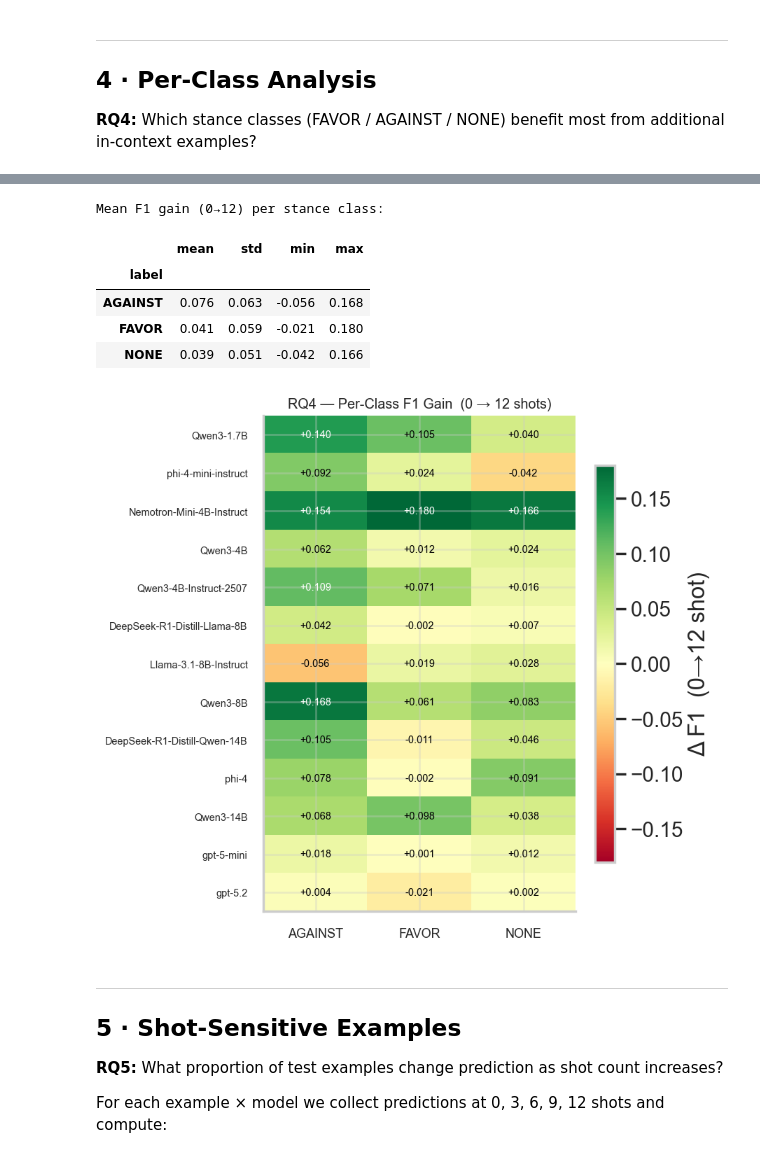
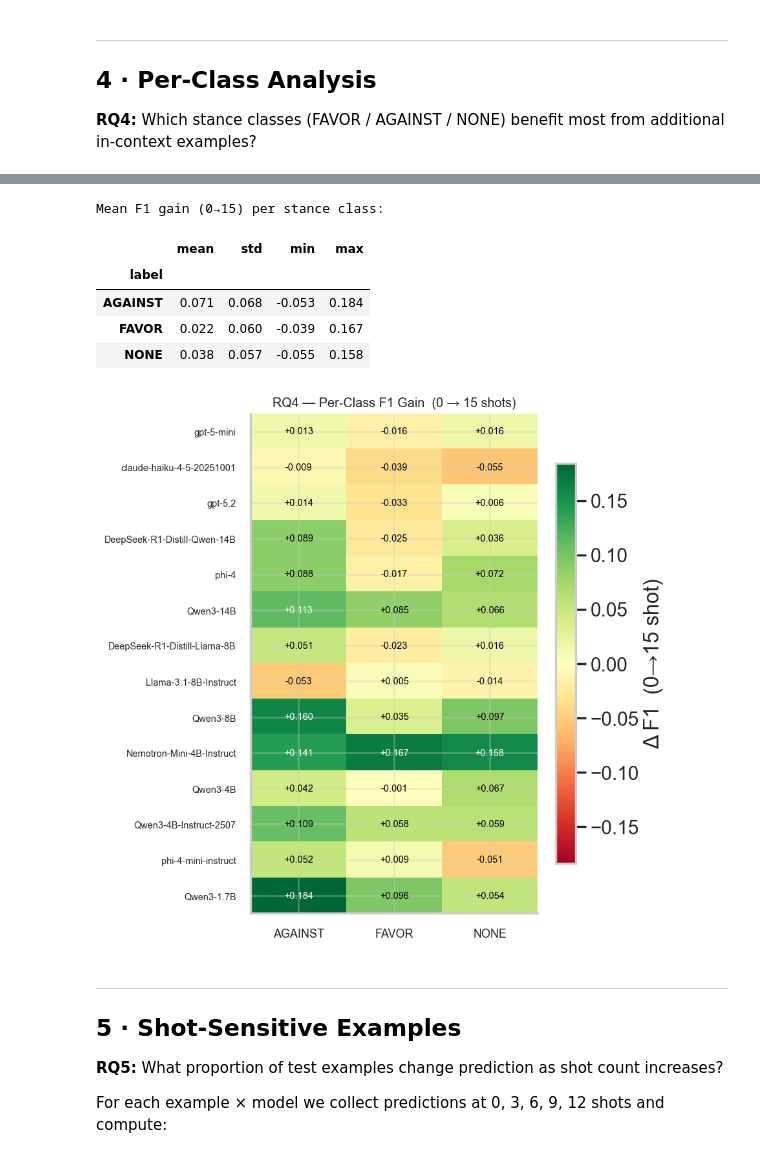
Before and after one commit to nityaak5/slm-topic-modeling, a Jupyter notebook: notebooks/icl_analysis.ipynb, the cells around one changed output, grey strips where cells are left out. Saved outputs shown, nothing was run; the diff lists cells and outputs as text; code cells hidden in the pictures.

Commit message:
more models

```diff
--- a/notebooks/icl_analysis.ipynb
+++ b/notebooks/icl_analysis.ipynb
@@ -139,8 +158,10 @@ def norm_label(x):
     return s
 
 def model_sort_key(model):
-    """Sort key: size (asc) → family → name.  Closed-source goes last."""
-    return (MODEL_SIZES.get(model, 999), MODEL_FAMILY.get(model, 'zzz'), model)
+    """Sort key: size (desc) → closed-source rank → family → name."""
+    size = MODEL_SIZES.get(model, 999)
+    cs_rank = _CLOSED_SOURCE_RANK.get(model, 99) if model not in MODEL_SIZES else 99
+    return (-size, cs_rank, MODEL_FAMILY.get(model, 'zzz'), model)
 
 def family_color(model):
     return FAMILY_COLORS.get(MODEL_FAMILY.get(model, 'Other'), '#888888')
@@ -435,8 +460,8 @@ A gain is considered *saturated* when |Δ| < 0.01 for two consecutive steps.
 # ── Step-by-step deltas per model ────────────────────────────────────────
 # Adapted from stance_results_team_analysis.ipynb cell 13.
 
-STEPS       = [(0,3), (3,6), (6,9), (9,12)]
-STEP_LABELS = ['0→3', '3→6', '6→9', '9→12']
+STEPS       = [(0,3), (3,6), (6,9), (9,12), (12,15)]
+STEP_LABELS = ['0→3', '3→6', '6→9', '9→12', '12→15']
 SATURATION_THRESHOLD = 0.01
 
 step_rows = []
@@ -455,34 +480,34 @@ for model, grp in metrics.groupby('model'):
             row[label] = float('nan')
     if 0 in grp.index:
         row['f1_0shot']  = round(grp.loc[0, 'macro_f1'], 3)
-    if 12 in grp.index:
-        row['f1_12shot'] = round(grp.loc[12, 'macro_f1'], 3)
+    if 15 in grp.index:
+        row['f1_15shot'] = round(grp.loc[15, 'macro_f1'], 3)
     row['best_shots'] = int(grp['macro_f1'].idxmax()) if len(grp) else np.nan
     step_rows.append(row)
 
 step_df = (
     pd.DataFrame(step_rows)
-    .sort_values('size_B', na_position='last')
+    .sort_values('size_B', ascending=False, na_position='first')
     .reset_index(drop=True)
 )
 
 # ── Saturation summary ────────────────────────────────────────────────────
 # Mark steps where absolute gain drops below threshold
 def saturation_point(row):
-    """Return shot count where gains plateau, or 12 if never saturated."""
-    shot_seq = [0, 3, 6, 9, 12]
+    """Return shot count where gains plateau, or 15 if never saturated."""
+    shot_seq = [0, 3, 6, 9, 12, 15]
     for i, ((a, b), lbl) in enumerate(zip(STEPS, STEP_LABELS)):
         delta = row.get(lbl, np.nan)
         if pd.isna(delta):
             continue
         if abs(delta) < SATURATION_THRESHOLD:
             return a  # first step where gain < threshold
-    return 12  # never saturated within range
+    return 15  # never saturated within range
 
 step_df['saturation_at'] = step_df.apply(saturation_point, axis=1)
-step_df['total_gain_0_12'] = (step_df['f1_12shot'] - step_df['f1_0shot']).round(3)
+step_df['total_gain_0_15'] = (step_df['f1_15shot'] - step_df['f1_0shot']).round(3)
 
 display(step_df[['model','tier','size_B',
-                 'f1_0shot','f1_12shot','total_gain_0_12',
+                 'f1_0shot','f1_15shot','total_gain_0_15',
                  'best_shots','saturation_at'] + STEP_LABELS].round(4))
 # %% [output]
@@ -527,7 +553,7 @@ for _, r in step_df.iterrows():
 
 ax.axhline(F1_USABLE, color='#E45756', linewidth=1.2, linestyle='--', alpha=0.7)
 ax.set_xticks(ICL_SHOT_COUNTS)
-ax.set_xlim(-0.5, 12.6)
+ax.set_xlim(-0.5, 15.6)
 ax.set_xlabel('Number of in-context examples', fontsize=10)
 ax.set_ylabel('Macro-F1', fontsize=10)
 ax.set_title('RQ2 \u2014 Trajectories by Model Size\n(light = small, dark = large)', fontsize=10)
@@ -567,7 +593,7 @@ for i in range(heat.shape[0]):
                      color='black' if abs(val) < vlim * 0.6 else 'white')
 plt.colorbar(im, ax=ax2, label='\u0394 Macro-F1', shrink=0.8)
 
-plt.suptitle('RQ2 \u2014 Saturation Analysis  (0 \u2192 12 Shots)', fontsize=12, y=1.01)
+plt.suptitle('RQ2 \u2014 Saturation Analysis  (0 \u2192 15 Shots)', fontsize=12, y=1.01)
 plt.tight_layout()
 plt.show()
 # %% [output]
@@ -592,7 +618,7 @@ for ax, tier in zip(axes, ['SLM', 'LLM']):
                                markersize=5, linewidth=1.8, label=model))
     ax.axhline(F1_USABLE, color='#E45756', linewidth=1.2, linestyle='--', alpha=0.7)
     ax.set_xticks(ICL_SHOT_COUNTS)
-    ax.set_xlim(-0.5, 12.6)
+    ax.set_xlim(-0.5, 15.6)
     ax.set_xlabel('n-shot', fontsize=10)
     ax.set_ylabel('Macro-F1', fontsize=10)
     ax.set_title(f'RQ3 \u2014 {tier} Models', fontsize=11)
@@ -669,7 +695,7 @@ plt.show()
 class_gain_rows = []
 for model, grp in metrics.groupby('model'):
     grp = grp.set_index('n_shots')
-    if 0 not in grp.index or 12 not in grp.index:
+    if 0 not in grp.index or 15 not in grp.index:
         continue
     for label in LABELS:
         col = f'f1_{label}'
@@ -677,49 +703,49 @@ for model, grp in metrics.groupby('model'):
             'model': model,
             'label': label,
             'f1_0shot':  grp.loc[0, col],
-            'f1_12shot': grp.loc[12, col],
-            'gain':      grp.loc[12, col] - grp.loc[0, col],
+            'f1_15shot': grp.loc[15, col],
+            'gain':      grp.loc[15, col] - grp.loc[0, col],
         })
 
 class_gain_df = pd.DataFrame(class_gain_rows).round(3)
 
 # Mean gain per class across models
-print('Mean F1 gain (0→12) per stance class:')
+print('Mean F1 gain (0→15) per stance class:')
 display(
     class_gain_df.groupby('label')['gain']
     .agg(['mean','std','min','max'])
     .round(3)
 )
 
 # Heatmap: gain per (model, class)
 heat_gain = class_gain_df.pivot(index='model', columns='label', values='gain')
 heat_gain = heat_gain.reindex(index=sorted(heat_gain.index, key=model_sort_key))
 
 fig, ax = plt.subplots(figsize=(7, max(4, len(heat_gain) * 0.5)))
 vlim = max(heat_gain.abs().max().max(), 0.01)
 im = ax.imshow(heat_gain.values, cmap='RdYlGn', vmin=-vlim, vmax=vlim, aspect='auto')
 ax.set_xticks(range(len(heat_gain.columns)))
 ax.set_xticklabels(heat_gain.columns, fontsize=10)
 ax.set_yticks(range(len(heat_gain.index)))
 ax.set_yticklabels(heat_gain.index, fontsize=8)
 for i in range(heat_gain.shape[0]):
     for j in range(heat_gain.shape[1]):
         val = heat_gain.values[i, j]
         if not np.isnan(val):
             ax.text(j, i, f'{val:+.3f}', ha='center', va='center',
                     fontsize=8, color='black' if abs(val) < vlim * 0.6 else 'white')
-plt.colorbar(im, ax=ax, label='Δ F1  (0→12 shot)', shrink=0.8)
-ax.set_title('RQ4 — Per-Class F1 Gain  (0 → 12 shots)', fontsize=11)
+plt.colorbar(im, ax=ax, label='Δ F1  (0→15 shot)', shrink=0.8)
+ax.set_title('RQ4 — Per-Class F1 Gain  (0 → 15 shots)', fontsize=11)
 plt.tight_layout()
 plt.show()
 # %% [output]
-Mean F1 gain (0→12) per stance class:
+Mean F1 gain (0→15) per stance class:
 |  | mean | std | min | max |
 | label |  |  |  |  |
-| AGAINST | 0.076 | 0.063 | -0.056 | 0.168 |
-| FAVOR | 0.041 | 0.059 | -0.021 | 0.180 |
-| NONE | 0.039 | 0.051 | -0.042 | 0.166 |
+| AGAINST | 0.071 | 0.068 | -0.053 | 0.184 |
+| FAVOR | 0.022 | 0.060 | -0.039 | 0.167 |
+| NONE | 0.038 | 0.057 | -0.055 | 0.158 |
-[figure, old version]
+[figure, new version]
 # %% [markdown]
 ---
 ## 5 · Shot-Sensitive Examples
```
Also changed, not shown: parts of 33 cells of this notebook, 40 other files.
